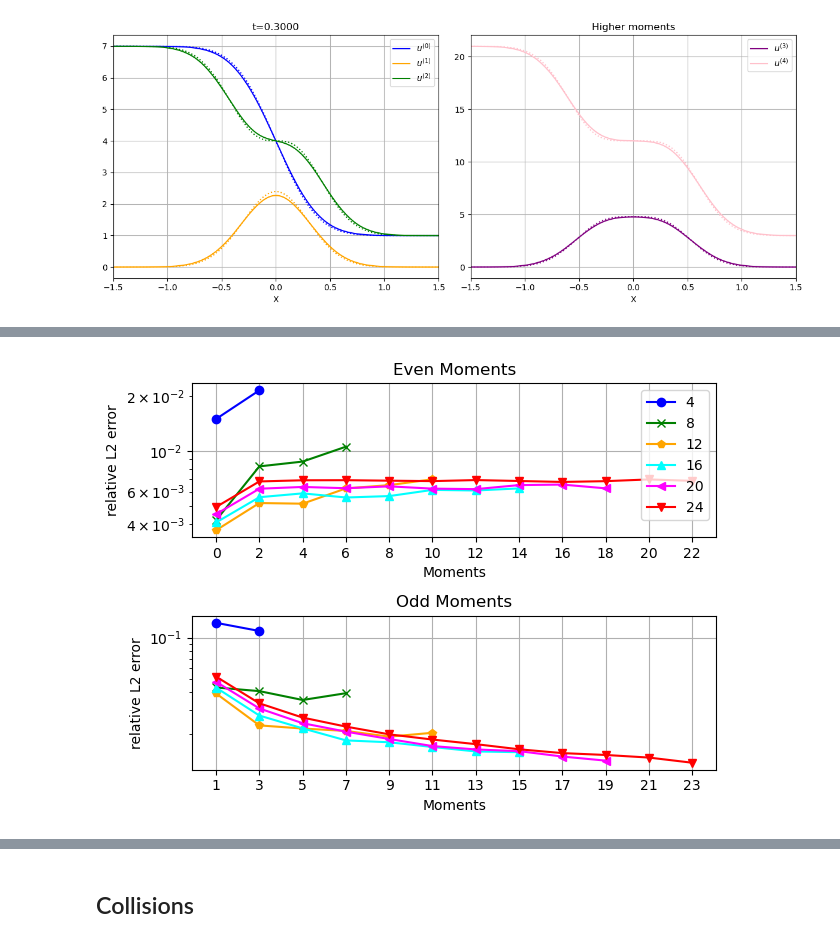
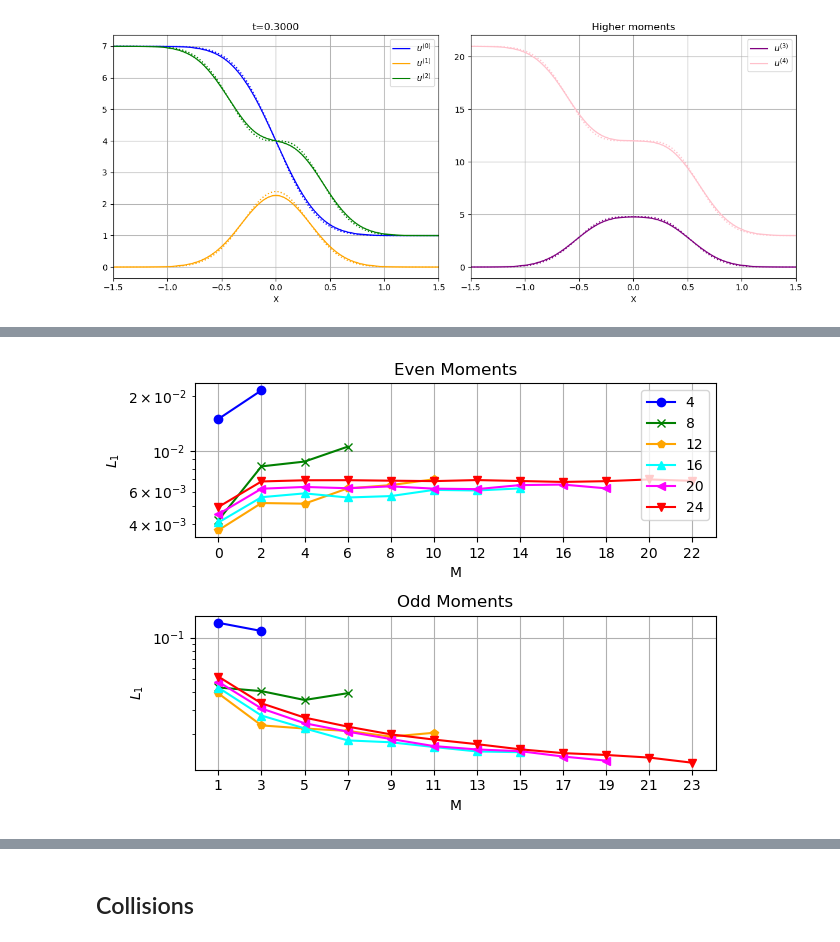
Before and after one commit to JanHab/ExtGram.jl, a Jupyter notebook: notebooks/FindOptimalShockSetting.ipynb, the cells around one changed output, grey strips where cells are left out. Cells and saved outputs as stored; diff of their text form; code cells hidden in the pictures.

```diff
--- a/notebooks/FindOptimalShockSetting.ipynb
+++ b/notebooks/FindOptimalShockSetting.ipynb
@@ -257,42 +257,37 @@ def convergence_moments(M):
     sol = interpolate_solution(data, time_query, times, timesteps)
     x, u, t = sol["x"], sol["u"], sol["t"]
 
-    L2_ = []
+    L1_ = []
     for i in range(M):
         u_BGK = np.trapz(c[:, None]**i * f_T, c_BGK, axis=0)
         u_BGK_interp1D = interp1d(x_BGK, u_BGK, kind='linear')
         u_BGK_projected = u_BGK_interp1D(x)
         u_ExtGramian = u[:,i]
-        # if i%2==0: # even moments
-        # !L2_.append(
-        #     np.linalg.norm(u_ExtGramian - u_BGK_projected, 2) / np.linalg.norm(u_BGK_projected, 2)
-        # )
-        # ? Try L1
-        L2_.append(
+        L1_.append(
             np.linalg.norm(u_ExtGramian - u_BGK_projected, 1) / np.linalg.norm(u_BGK_projected, 1)
         )
 
     moments_ = np.linspace(0, M-1, M, dtype=int)
     fig, axs = plt.subplots(2)
-    axs[0].semilogy(moments_[::2], L2_[::2], '-o', color='blue')
+    axs[0].semilogy(moments_[::2], L1_[::2], '-o', color='blue')
     axs[0].set_xticks(moments_[::2])
 
-    axs[1].semilogy(moments_[1:][::2], L2_[1:][::2], '-o', color='blue')
+    axs[1].semilogy(moments_[1:][::2], L1_[1:][::2], '-o', color='blue')
     axs[1].set_xticks(moments_[1:][::2])
 
     [ax.grid() for ax in axs]
     [ax.set_xlabel('Moments') for ax in axs]
-    [ax.set_ylabel('relative L2 error') for ax in axs]
+    [ax.set_ylabel('$L_1$') for ax in axs]
 
     fig.tight_layout()
-    return fig, axs, moments_, L2_
+    return fig, axs, moments_, L1_
 # %%
-moments, L2 = [], []
+moments, L1 = [], []
 M_vector = [4, 8, 12, 16, 20, 24]
 for M in M_vector:
-    fig, axs, moments_, L2_ = convergence_moments(M)
+    fig, axs, moments_, L1_ = convergence_moments(M)
     # fig.show()
 
     moments.append(moments_)
-    L2.append(L2_)
+    L1.append(L1_)
 # %% [output]
@@ -305,23 +300,23 @@ for M in M_vector:
 # %%
 colors = ['blue', 'green', 'orange', 'cyan', 'magenta', 'red']
 marker = ['-o', '-x', '-p', '-^', '-<', '-v']
 
 fig, axs = plt.subplots(2)
-[axs[0].semilogy(moments[i][::2], L2[i][::2], marker[i], color=colors[i], label=M) for i, M in enumerate(M_vector)]
+[axs[0].semilogy(moments[i][::2], L1[i][::2], marker[i], color=colors[i], label=M) for i, M in enumerate(M_vector)]
 axs[0].set_xticks(moments[-1][::2])
 axs[0].legend()
 axs[0].set_title('Even Moments')
 
-[axs[1].semilogy(moments[i][1:][::2], L2[i][1:][::2], marker[i], color=colors[i]) for i, M in enumerate(M_vector)]
+[axs[1].semilogy(moments[i][1:][::2], L1[i][1:][::2], marker[i], color=colors[i]) for i, M in enumerate(M_vector)]
 axs[1].set_xticks(moments[-1][1:][::2])
 axs[1].set_title('Odd Moments')
 
 [ax.grid() for ax in axs]
 [ax.set_xlabel('M') for ax in axs]
-[ax.set_ylabel('relative L2 error') for ax in axs]
+[ax.set_ylabel('$L_1$') for ax in axs]
 
 fig.tight_layout()
 fig.savefig("../out/Figures/Riemann1D/MomentConvergenceToBGK.pdf")
 fig.show()
 # %% [output]
-[figure, old version]
+[figure, new version]
```
Also changed, not shown: parts of 6 cells of this notebook, 5 other files.
